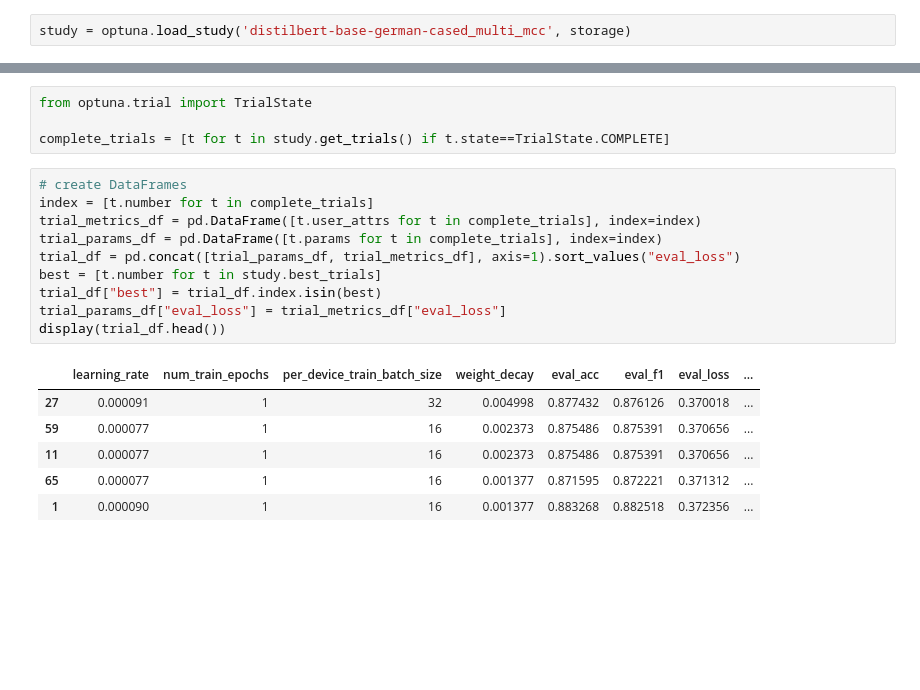
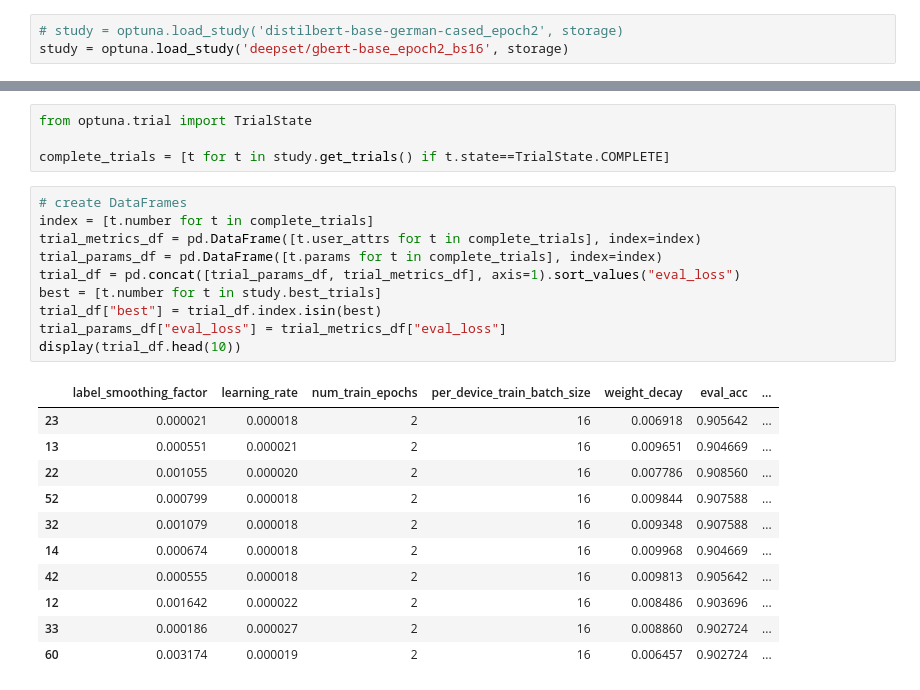
Before and after one commit to goerlitz/nlp-classification, a Jupyter notebook: notebooks/10kGNAD/colab/21d_10kGNAD_optuna_trial_analysis.ipynb, the cells around one changed output, grey strips where cells are left out. Cells and saved outputs as stored; diff of their text form; blank space fills up the shorter version.

```diff
--- a/notebooks/10kGNAD/colab/21d_10kGNAD_optuna_trial_analysis.ipynb
+++ b/notebooks/10kGNAD/colab/21d_10kGNAD_optuna_trial_analysis.ipynb
@@ -61,7 +91,8 @@ distilbert-base-german-cased_multi_mcc (#2)  27: acc=0.8774, f1=0.8761, loss=0.3
 # %% [markdown]
 ## Load Study
 # %%
-study = optuna.load_study('distilbert-base-german-cased_multi_mcc', storage)
+# study = optuna.load_study('distilbert-base-german-cased_epoch2', storage)
+study = optuna.load_study('deepset/gbert-base_epoch2_bs16', storage)
 # %% [markdown]
 ## Analyze Complete Trials
 # %%
@@ -71,19 +102,24 @@ complete_trials = [t for t in study.get_trials() if t.state==TrialState.COMPLETE
 # %%
 # create DataFrames
 index = [t.number for t in complete_trials]
 trial_metrics_df = pd.DataFrame([t.user_attrs for t in complete_trials], index=index)
 trial_params_df = pd.DataFrame([t.params for t in complete_trials], index=index)
 trial_df = pd.concat([trial_params_df, trial_metrics_df], axis=1).sort_values("eval_loss")
 best = [t.number for t in study.best_trials]
 trial_df["best"] = trial_df.index.isin(best)
 trial_params_df["eval_loss"] = trial_metrics_df["eval_loss"]
-display(trial_df.head())
+display(trial_df.head(10))
 # %% [output]
-|  | learning_rate | num_train_epochs | per_device_train_batch_size | weight_decay | eval_acc | eval_f1 | eval_loss | ... |
-| 27 | 0.000091 | 1 | 32 | 0.004998 | 0.877432 | 0.876126 | 0.370018 | ... |
-| 59 | 0.000077 | 1 | 16 | 0.002373 | 0.875486 | 0.875391 | 0.370656 | ... |
-| 11 | 0.000077 | 1 | 16 | 0.002373 | 0.875486 | 0.875391 | 0.370656 | ... |
-| 65 | 0.000077 | 1 | 16 | 0.001377 | 0.871595 | 0.872221 | 0.371312 | ... |
-| 1 | 0.000090 | 1 | 16 | 0.001377 | 0.883268 | 0.882518 | 0.372356 | ... |
+|  | label_smoothing_factor | learning_rate | num_train_epochs | per_device_train_batch_size | weight_decay | eval_acc | ... |
+| 23 | 0.000021 | 0.000018 | 2 | 16 | 0.006918 | 0.905642 | ... |
+| 13 | 0.000551 | 0.000021 | 2 | 16 | 0.009651 | 0.904669 | ... |
+| 22 | 0.001055 | 0.000020 | 2 | 16 | 0.007786 | 0.908560 | ... |
+| 52 | 0.000799 | 0.000018 | 2 | 16 | 0.009844 | 0.907588 | ... |
+| 32 | 0.001079 | 0.000018 | 2 | 16 | 0.009348 | 0.907588 | ... |
+| 14 | 0.000674 | 0.000018 | 2 | 16 | 0.009968 | 0.904669 | ... |
+| 42 | 0.000555 | 0.000018 | 2 | 16 | 0.009813 | 0.905642 | ... |
+| 12 | 0.001642 | 0.000022 | 2 | 16 | 0.008486 | 0.903696 | ... |
+| 33 | 0.000186 | 0.000027 | 2 | 16 | 0.008860 | 0.902724 | ... |
+| 60 | 0.003174 | 0.000019 | 2 | 16 | 0.006457 | 0.902724 | ... |
 # %%
 import plotly.express as px
```
Also changed, not shown: parts of 16 cells of this notebook.
